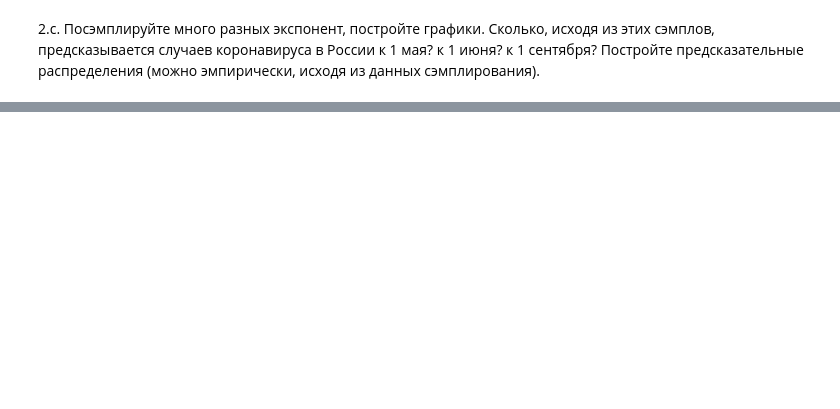
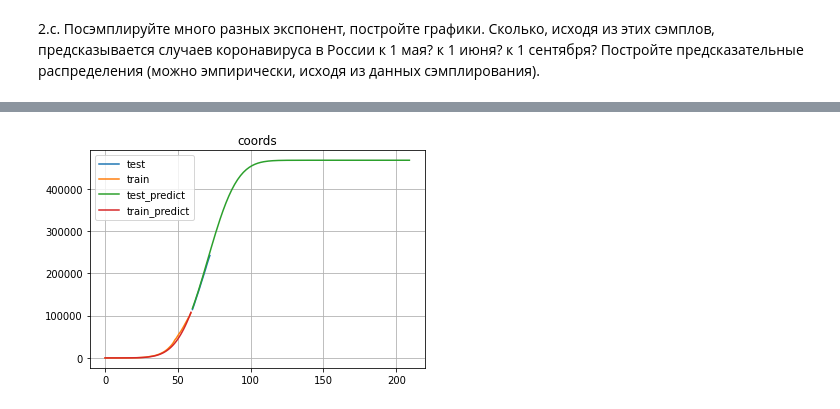
Before and after one commit to attatrol/MADE_ML_Homeworks, a Jupyter notebook: ML_HW2.ipynb, the cells around one changed output, grey strips where cells are left out. Saved outputs shown, nothing was run; the diff lists cells and outputs as text; code cells hidden in the pictures; blank space fills up the shorter version.

```diff
--- a/ML_HW2.ipynb
+++ b/ML_HW2.ipynb
@@ -254,0 +277,43 @@ sample_train_plot(rus_data)
+# %%
+def calc_cumulative(x, starting_summand = 0):
+  x = np.exp(x)
+  x[0] = x[0] + starting_summand
+  for i in range(1, x.size):
+    x[i] = x[i] + x[i - 1]
+  return x
+
+def train_linear_sigmoid(data):
+  train_x, train_y, test_x, test_y = prepare_data_sigmoid(data)
+  model = linear_model.LinearRegression(fit_intercept=True).fit(train_x, train_y)
+  train_predict = model.predict(train_x)
+
+  predict_x = np.zeros((150, 3))
+  offset = test_x[0][1]
+  for i in range (150):
+    predict_x[i][0] = 1
+    predict_x[i][1] = i + offset
+    predict_x[i][2] = (i + offset) * (i + offset)
+
+  test_predict = model.predict(predict_x)
+
+  train_y = calc_cumulative(train_y)
+  test_y = calc_cumulative(test_y, train_y[-1])
+  train_predict = calc_cumulative(train_predict)
+  test_predict = calc_cumulative(test_predict, train_predict[-1])
+
+  fig = plt.figure()
+  ax = fig.add_subplot(111)
+  ax.plot(test_x.T[1], test_y, label = "test")
+  ax.plot(train_x.T[1], train_y, label = "train")
+  ax.plot(predict_x.T[1], test_predict, label = "test_predict")
+  ax.plot(train_x.T[1], train_predict, label = "train_predict")
+  ax.set(title='coords')
+  ax.grid()
+  plt.legend()
+  plt.show()
+
+  return model
+# %%
+model_sigmoid = train_linear_sigmoid(rus_data)
+# %% [output]
+[figure, added]
```
Also changed, not shown: parts of 24 cells of this notebook.
